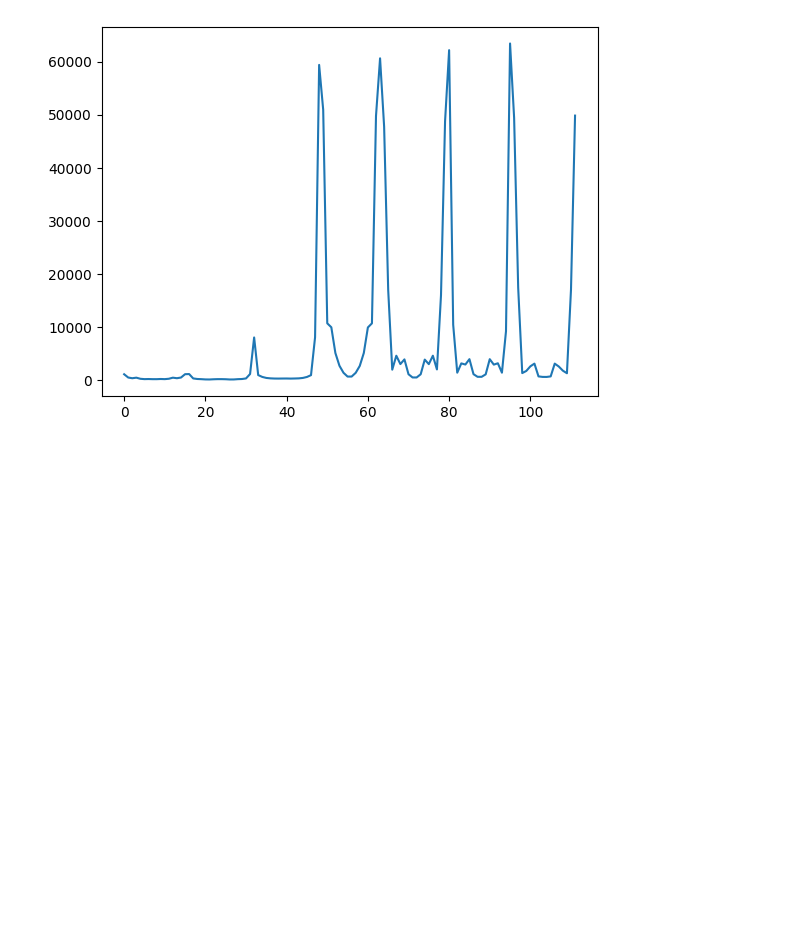
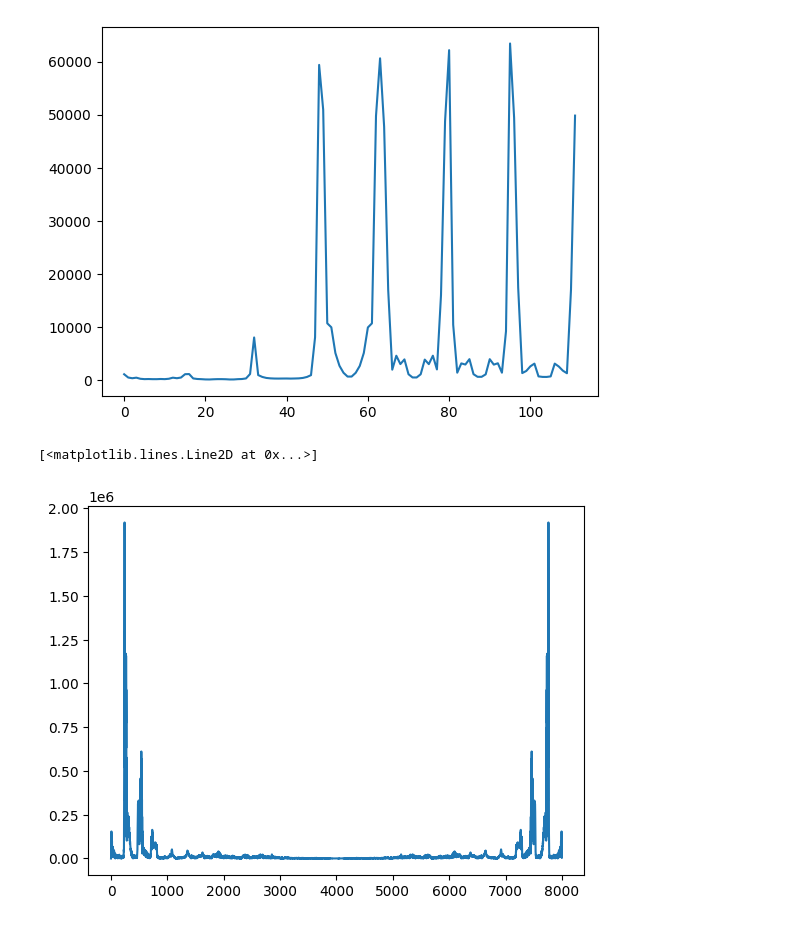
Before and after one commit to teleplayer123/audio_recognition, a Jupyter notebook: audio_processing.ipynb, the cells around one changed output. Saved outputs shown, nothing was run; the diff lists cells and outputs as text; code cells hidden in the pictures; blank space fills up the shorter version.

```diff
--- a/audio_processing.ipynb
+++ b/audio_processing.ipynb
@@ -309,3 +288,14 @@ plt.plot(r)
 # %% [output]
 [<matplotlib.lines.Line2D at 0x...>]
 [figure]
+# %%
+audio_path = os.path.join(os.getcwd(), "rgb_wavs", "rgb", "red", "red4.wav")
+sr, a = wavfile.read(audio_path)
+
+fft = np.fft.fft(a)
+mag = np.abs(fft)
+freq = np.linspace(0, sr, len(mag))
+plt.plot(freq, mag)
+# %% [output]
+[<matplotlib.lines.Line2D at 0x...>]
+[figure, added]
```
Also changed, not shown: parts of 6 cells of this notebook.
